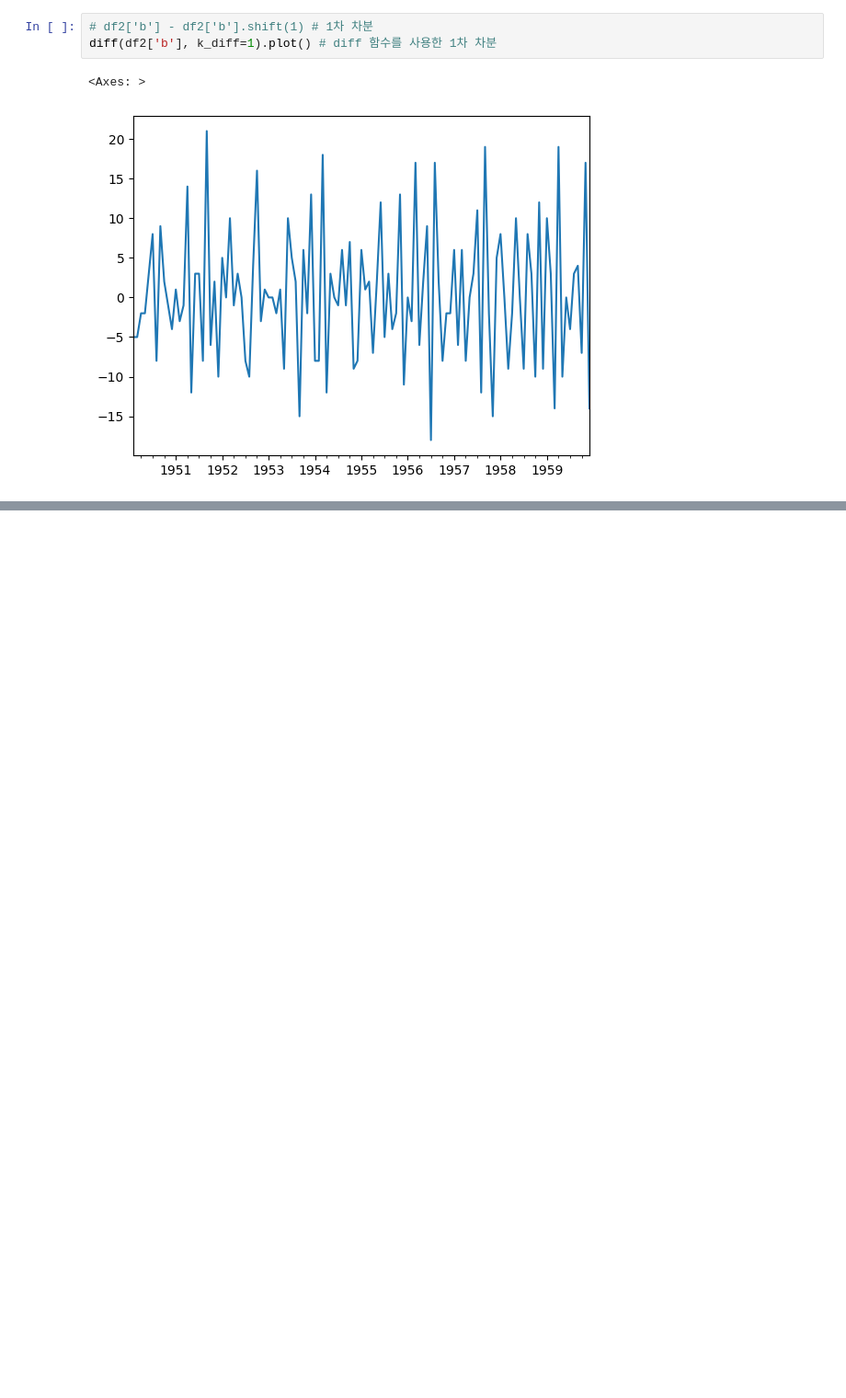
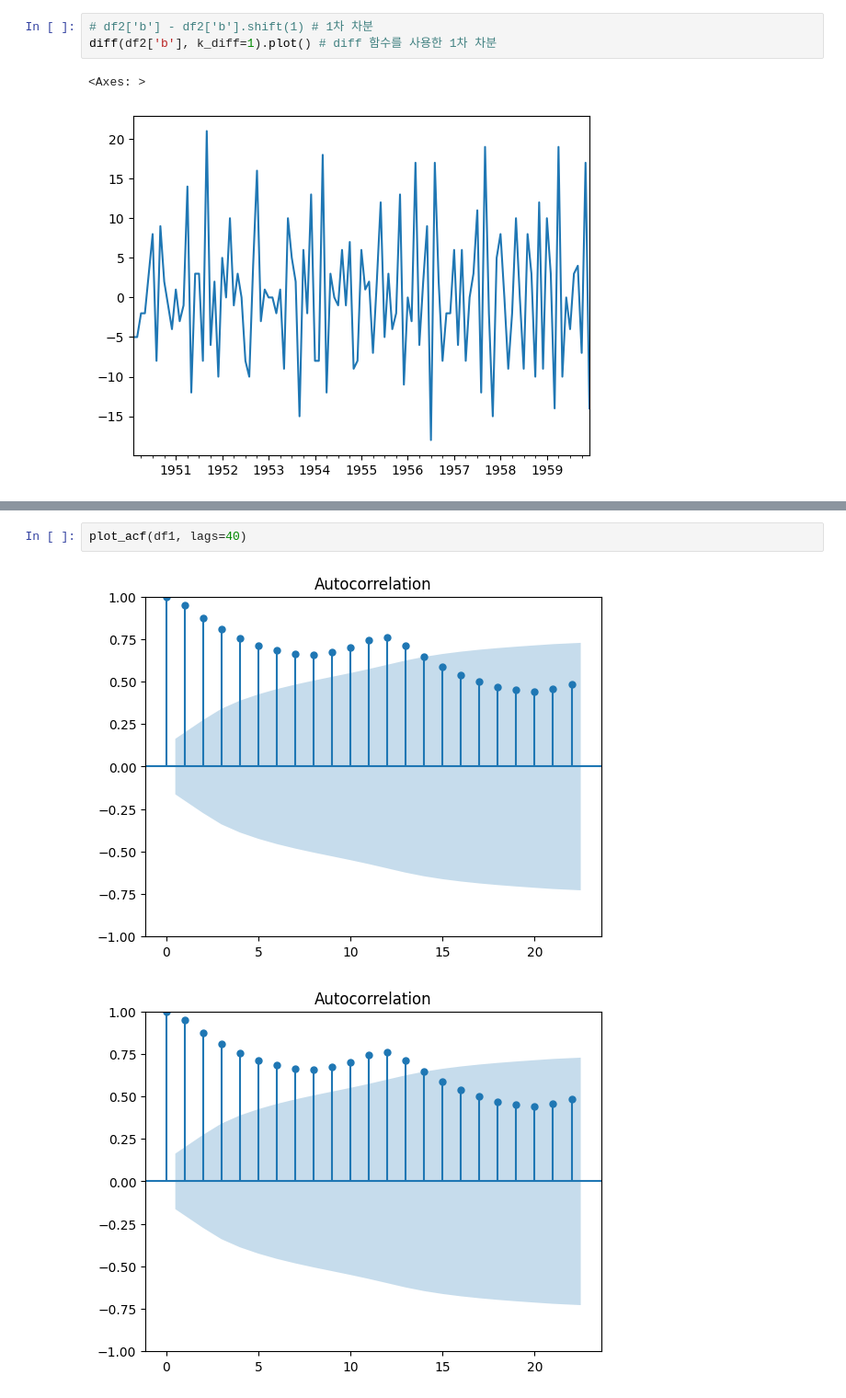
Before and after one commit to preinpost/udemy-timeseries-analysis, a Jupyter notebook: section8.ipynb, the cells around one changed output, grey strips where cells are left out. Shown at 92% size. Cells and saved outputs as stored; diff of their text form; blank space fills up the shorter version.

```diff
--- a/section8.ipynb
+++ b/section8.ipynb
@@ -148,0 +231,5 @@ diff(df2['b'], k_diff=1).plot() # diff 함수를 사용한 1차 차분
+# %%
+plot_acf(df1, lags=40)
+# %% [output]
+[figure, added]
+[figure, added]
```
Also changed, not shown: parts of 19 cells of this notebook.
